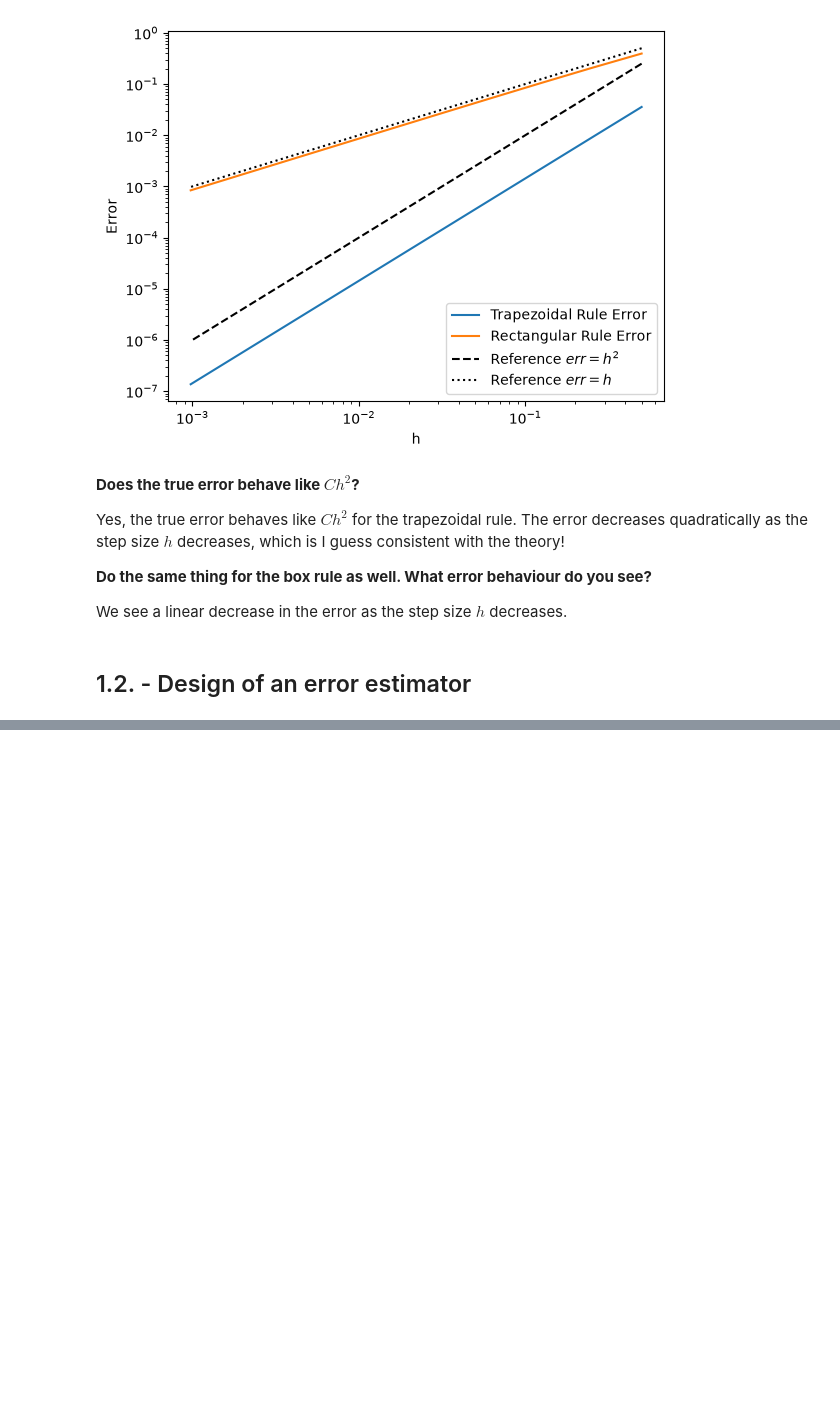
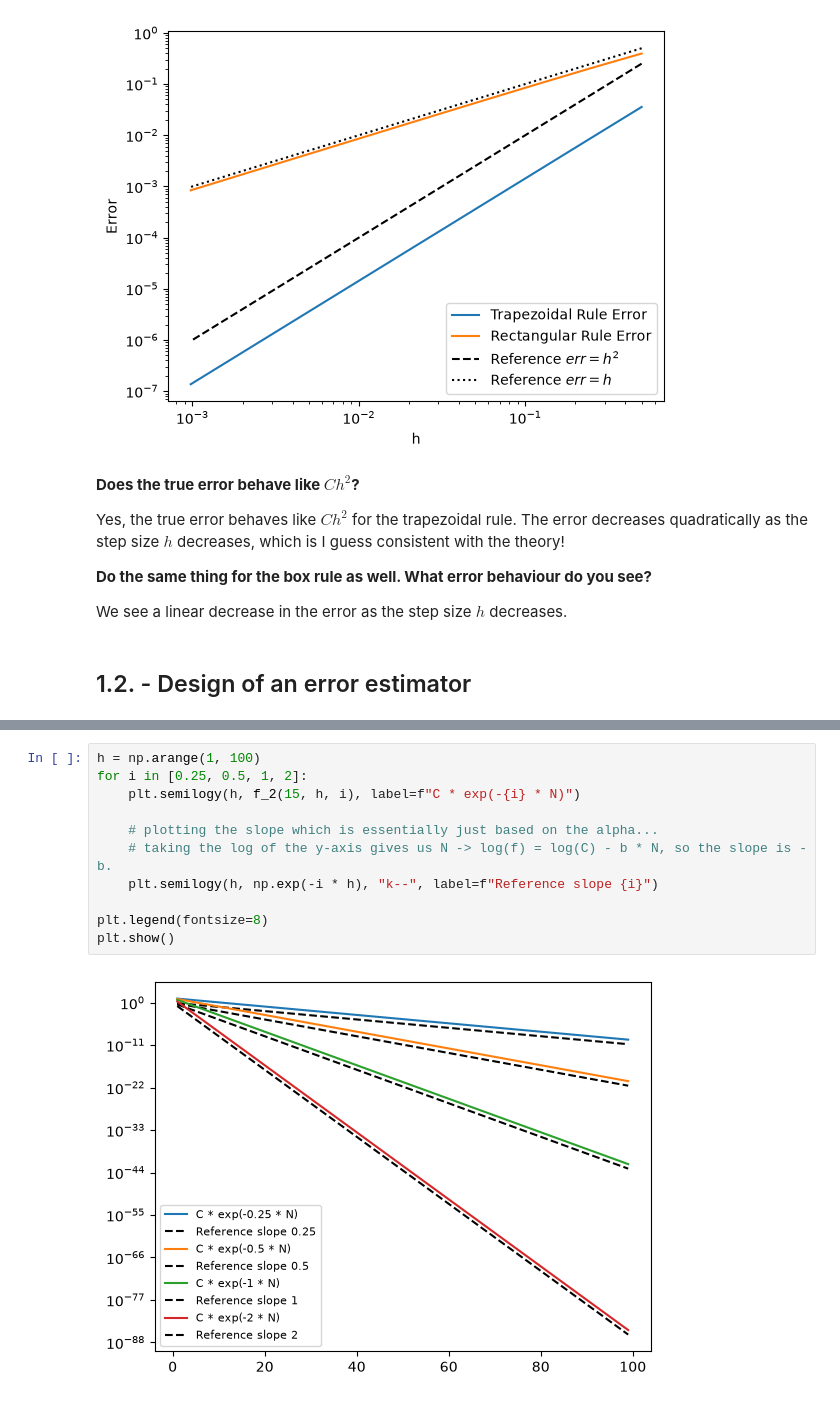
Before and after one commit to NicoReit54/Numerical_Computation, a Jupyter notebook: ex1.ipynb, the cells around one changed output, grey strips where cells are left out. Saved outputs shown, nothing was run; the diff lists cells and outputs as text; blank space fills up the shorter version.

```diff
--- a/ex1.ipynb
+++ b/ex1.ipynb
@@ -115,0 +167,13 @@ plt.show()
+# %%
+h = np.arange(1, 100)
+for i in [0.25, 0.5, 1, 2]:
+    plt.semilogy(h, f_2(15, h, i), label=f"C * exp(-{i} * N)")
+
+    # plotting the slope which is essentially just based on the alpha...
+    # taking the log of the y-axis gives us N -> log(f) = log(C) - b * N, so the slope is -b.
+    plt.semilogy(h, np.exp(-i * h), "k--", label=f"Reference slope {i}")
+
+plt.legend(fontsize=8)
+plt.show()
+# %% [output]
+[figure, added]
```
Also changed, not shown: parts of 7 cells of this notebook.
